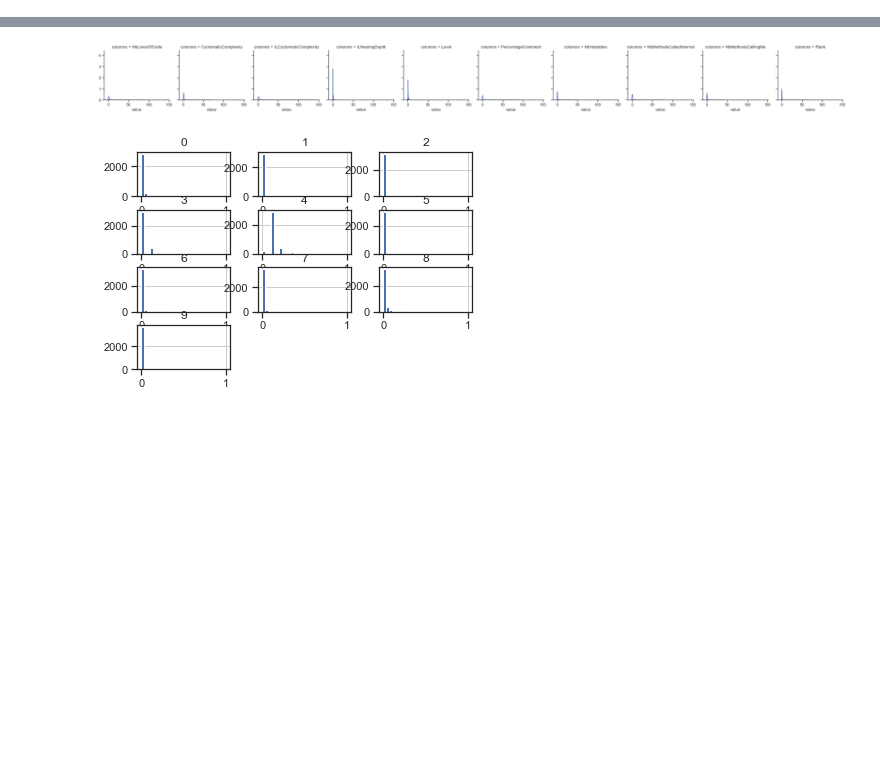
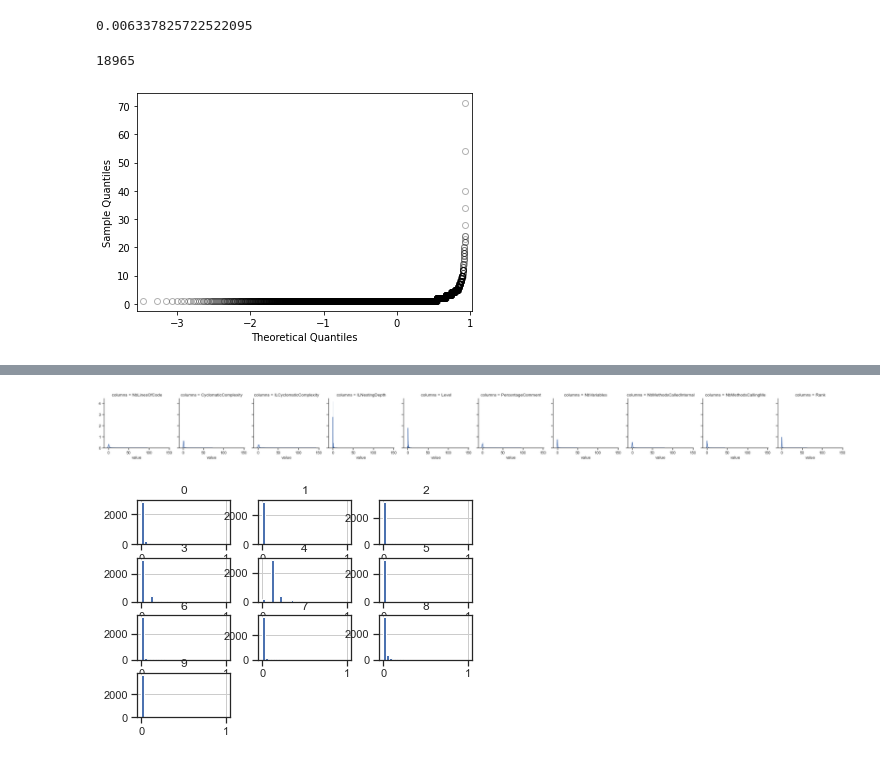
Before and after one commit to ana28p/code-analyzer, a Jupyter notebook: datareading/MyNotebook.ipynb, the cells around one changed output, grey strips where cells are left out. Saved outputs shown, nothing was run; the diff lists cells and outputs as text; code cells hidden in the pictures; blank space fills up the shorter version.

```diff
--- a/datareading/MyNotebook.ipynb
+++ b/datareading/MyNotebook.ipynb
@@ -88,6 +118,8 @@ usage_data = get_profiler_metrics_data()
 # %%
-new_data = metrics_data[['NbLinesOfCode', 'CyclomaticComplexity', 'ILCyclomaticComplexity', 'ILNestingDepth', 'Level',
-                         'PercentageComment', 'NbVariables', 'NbMethodsCalledInternal', 'NbMethodsCallingMe', 'Rank']]
+# new_data = metrics_data[['NbLinesOfCode', 'CyclomaticComplexity', 'ILNestingDepth',
+#                          'NbVariables', 'NbMethodsCalledInternal', 'NbMethodsCallingMe', 'Rank']]
+new_data = metrics_data[['NbLinesOfCode', 'CyclomaticComplexity', 'ILNestingDepth', 'NbParameters',
+                         'NbVariables', 'NbMethodsCalledInternal', 'NbMethodsCallingMe']]
 
 # new_data['Changes'] = change_data['Changes']
 # new_data['Calls'] = change_data['Calls']
@@ -100,0 +159,37 @@ KeyError: 'Calls'
+# %%
+from pyclustertend import hopkins, vat
+from sklearn.preprocessing import scale
+# cc = new_data['CyclomaticComplexity']
+# cc = cc[~np.isnan(cc)]
+
+
+X = scale(nonna)
+hopkins(X, 3793)
+
+# vat(X)
+# %% [output]
+0.006337825722522095
+# %%
+nonna.size
+# %% [output]
+18965
+# %%
+import statsmodels.api as sm
+import matplotlib.pyplot as plt
+import scipy.stats as stats
+
+# np.random generates different random numbers
+# whenever the code is executed
+# Note: When you execute the same code
+# the graph look different than shown below.
+
+# Random data points generated
+# data_points = np.random.normal(0, 1, 100)
+
+# sm.qqplot(nonna['CyclomaticComplexity'])
+# pp = stats.probplot(new_data['CyclomaticComplexity'], dist="norm", plot=plt)
+# pp = sm.ProbPlot(new_data['CyclomaticComplexity'], dist="norm", fit=True)
+sm.qqplot(new_data['CyclomaticComplexity'], marker='o', markerfacecolor='none', markeredgecolor='k', alpha=0.3)
+plt.show()
+# %% [output]
+[figure, added]
```
Also changed, not shown: parts of 17 cells of this notebook, 4 other files.
